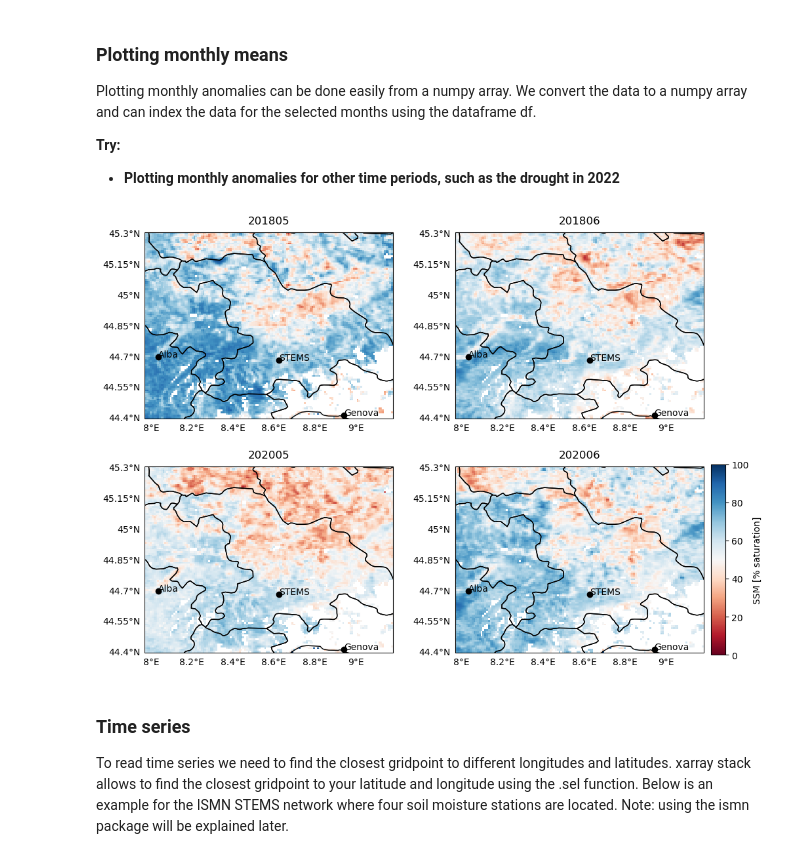
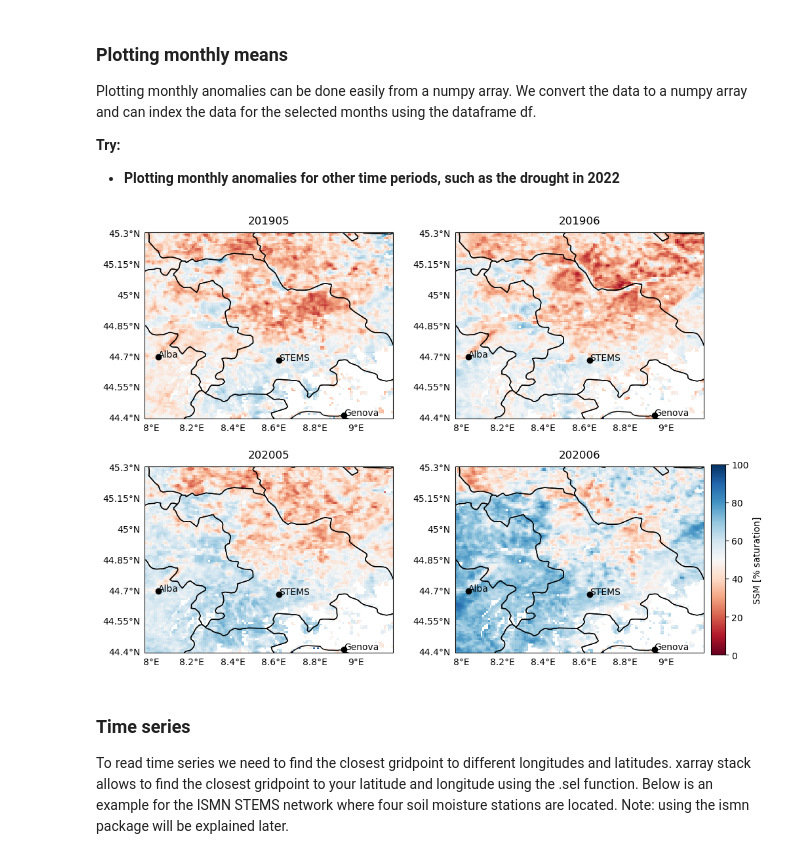
Before and after one commit to wpreimes/esa_ltc_materials, a Jupyter notebook: lecture1_soil_moisture.ipynb, the cells around one changed output. Saved outputs shown, nothing was run; the diff lists cells and outputs as text; code cells hidden in the pictures.

```diff
--- a/lecture1_soil_moisture.ipynb
+++ b/lecture1_soil_moisture.ipynb
@@ -88,7 +88,7 @@ xarray is very powerful for reading multiple files of netCDF or geotiff. We use
 filelist=glob.glob('./LTC_DATA/CGLS_SSM/c_gls_SSM1km-ssm_*.tiff')
 dt=[datetime.datetime.strptime(x.split('/')[-1].split('_')[-4], '%Y%m%d%H%M') for x in filelist]
 df = pd.DataFrame({'filepath':filelist}, index=dt).sort_index()
-stack = xr.open_mfdataset(df.filepath.values, engine='rasterio', chunks={}, combine='nested', concat_dim='time')
+stack = xr.open_mfdataset(df.filepath.values, engine='rasterio', chunks=None, combine='nested', concat_dim='time')
 dslon = stack['x'].compute()
 dslat = stack['y'].compute()
 ssm = stack['band_data'].compute()
@@ -101,7 +101,7 @@ Plotting monthly anomalies can be done easily from a numpy array. We convert the
 * **Plotting monthly anomalies for other time periods, such as the drought in 2022**
 # %%
 #select dates (YYYYMM) to calculate monthly mean over.
-dates=['201805','201806','202005','202006']
+dates=['201905','201906','202005','202006']
 cities = {'Alba':[8.0347, 44.6999 ], 'Genova':[8.942184, 44.414165], 'STEMS':[8.62641,44.68253] }
 fig, axs = plt.subplots(nrows=2,ncols=2,
                         subplot_kw={'projection': ccrs.PlateCarree()},
@@ -116,34 +116,34 @@ for dts, ax in zip(dates, axs.flatten()):
     transform_mpl = ccrs.PlateCarree()._as_mpl_transform(ax)
     for city in cities:
         ax.scatter(cities[city][0],cities[city][1], marker='o', c='black')
         ax.annotate(city, cities[city], xycoords=transform_mpl)
 
     #set extent of the map, show gridlines and a province boundaries
     ax.set_extent(img_extent)
     ax.add_feature(cartopy.feature.NaturalEarthFeature('cultural', 'admin_1_states_provinces', '10m'),
                    zorder=2,facecolor='none')
     gl = ax.gridlines(crs=ccrs.PlateCarree(), draw_labels=True,
                        alpha=0.0)
     gl.top_labels = False
     gl.right_labels = False
     gl.xformatter = LONGITUDE_FORMATTER
     gl.yformatter = LATITUDE_FORMATTER
     sm_data= ssm[idx,:,:].to_numpy()
     sm_data[sm_data>100]=np.NaN
     sm_mean=np.nanmean(sm_data,axis=0)
     #plot the data
     sc = ax.imshow(sm_mean.squeeze(), origin='upper', extent=img_extent,
                        vmin=0, vmax=100, cmap='RdBu', interpolation='none')
 
 #add colorbar
 cax = fig.add_axes([ax.get_position().x1+0.01, ax.get_position().y0,
                     0.02, ax.get_position().height])
 
 cbar = fig.colorbar(sc, ax=ax, cax=cax)
 cbar.set_label('SSM [% saturation]')
 plt.subplots_adjust(wspace=0.25)
 # %% [output]
-[figure, old version]
+[figure, new version]
 # %% [markdown]
 ### Time series
 To read time series we need to find the closest gridpoint to different longitudes and latitudes. xarray stack allows to find the closest gridpoint to your latitude and longitude using the .sel function. Below is an example for the ISMN STEMS network where four soil moisture stations are located. Note: using the ismn package will be explained later.
```
Also changed, not shown: parts of 5 cells of this notebook, 4 other files.
